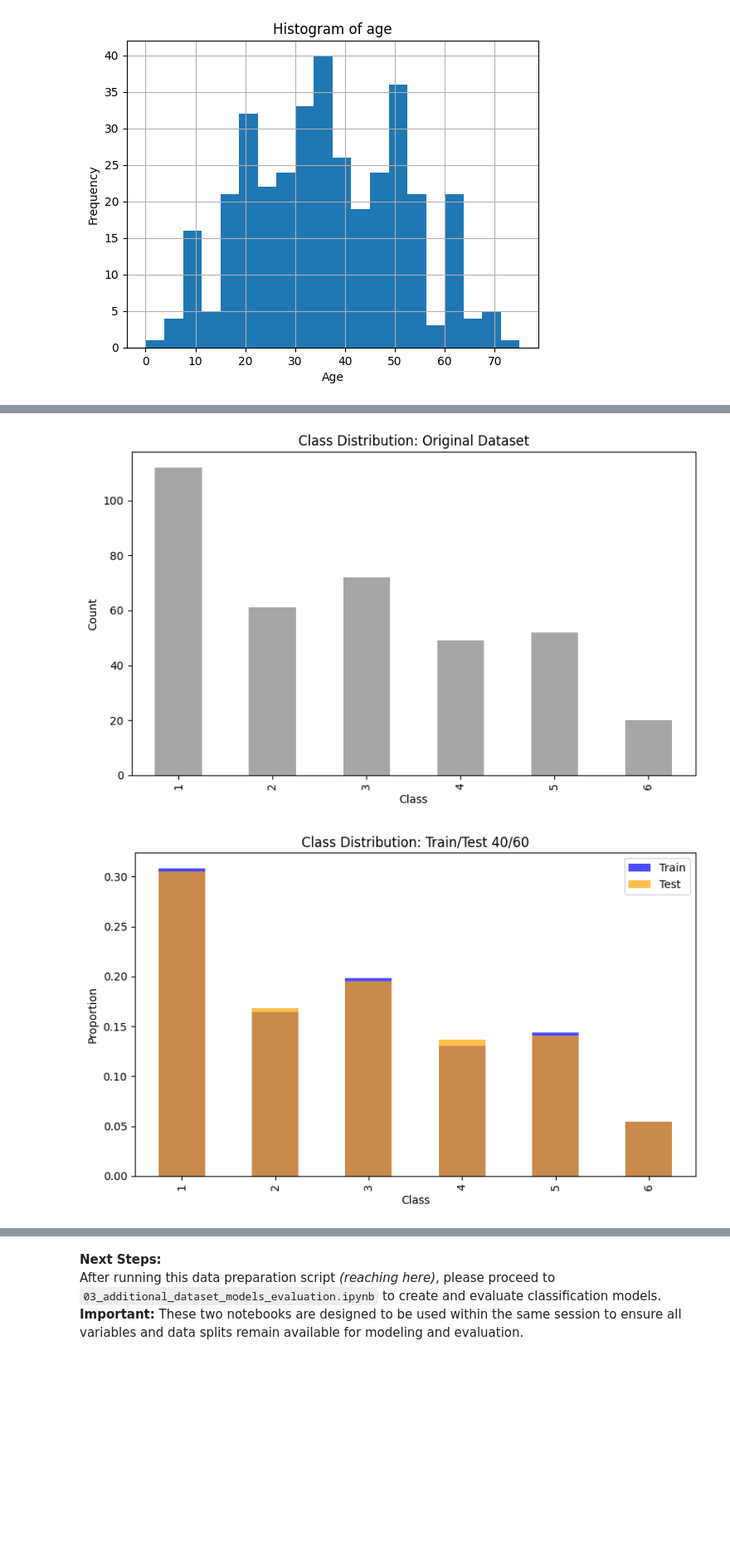
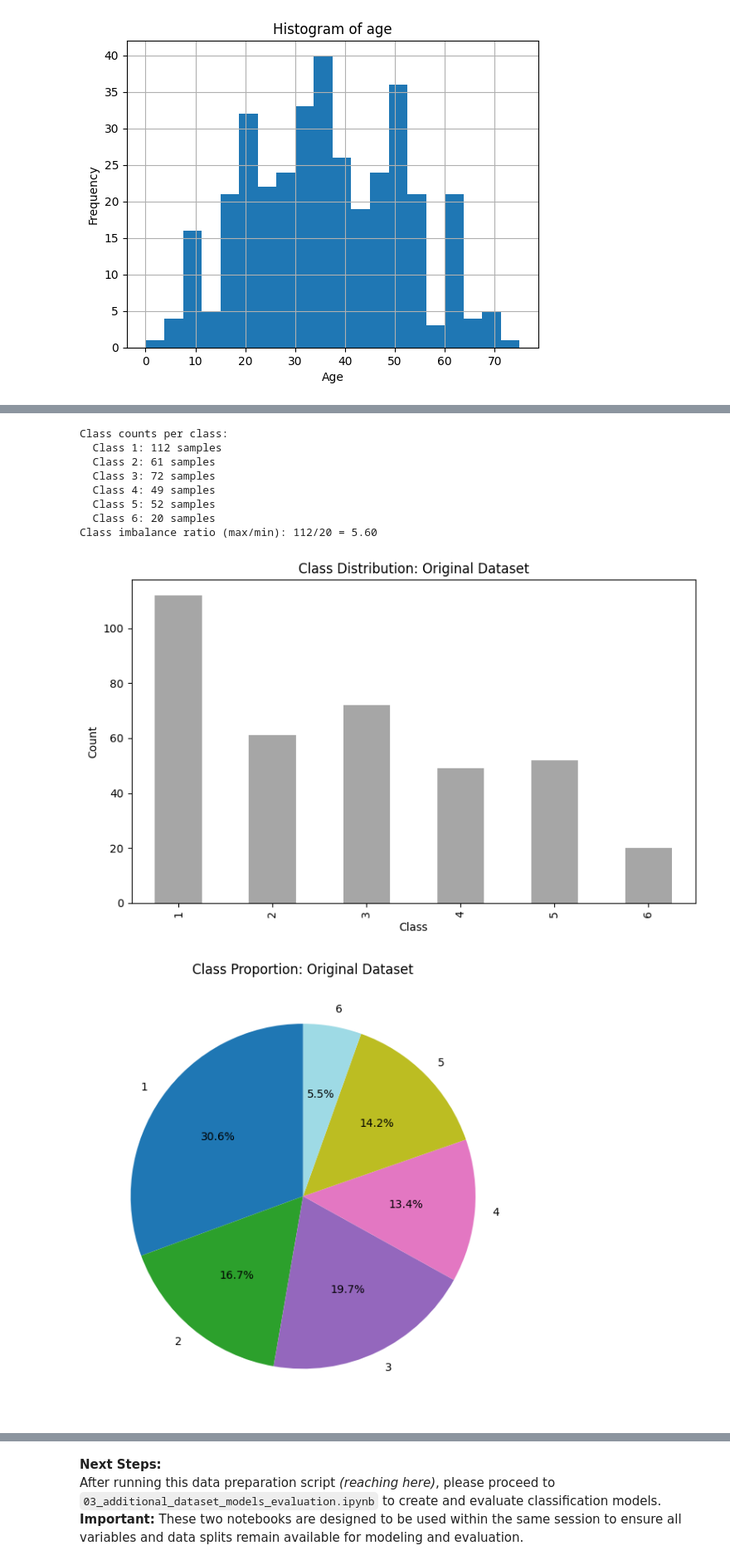
Before and after one commit to eNKay2408/AI-Decision-Tree, a Jupyter notebook: notebooks/additional_dataset/03_additional_dataset_preparation.ipynb, the cells around one changed output, grey strips where cells are left out. Shown at 83% size. Saved outputs shown, nothing was run; the diff lists cells and outputs as text; code cells hidden in the pictures; blank space fills up the shorter version.

Commit message:
resolving issue Summary table Dermatology Dataset

```diff
--- a/notebooks/additional_dataset/03_additional_dataset_preparation.ipynb
+++ b/notebooks/additional_dataset/03_additional_dataset_preparation.ipynb
@@ -92,3 +93,17 @@ plt.ylabel("Frequency")
 plt.show()
 # %% [output]
 [figure]
+# %%
+# CLASS-WISE AGE HISTOGRAM
+
+plt.figure(figsize=(15, 8))
+class_labels = sorted(df['class'].dropna().unique())
+for idx, cls in enumerate(class_labels, 1):
+    plt.subplot(2, 3, idx)
+    plt.hist(df[df['class'] == cls]['age'].dropna(), bins=15, color='skyblue', edgecolor='black')
+    plt.title(f'Class {cls}')
+    plt.xlabel('Age')
+    plt.ylabel('Count')
+plt.tight_layout()
+plt.suptitle('Age Distribution by Class (non-empty values)', fontsize=16, y=1.03)
+plt.show()
@@ -101,11 +120,11 @@ y = df['class']
 
 X_imputed = X.copy()
 
-# Impute 'age' by class-wise median
+# Impute 'age' by class-wise mode (most frequent value)
 for cls in y.unique():
     mask = (y == cls)
-    age_median = X.loc[mask, 'age'].median()
-    X_imputed.loc[mask & X['age'].isna(), 'age'] = age_median
+    age_mode = X.loc[mask, 'age'].mode().iloc[0]  # mode() returns a Series
+    X_imputed.loc[mask & X['age'].isna(), 'age'] = age_mode
 
 # Verify no missing values remain
 print("\nMissing after imputation:")
@@ -189,33 +208,59 @@ Name: proportion, dtype: float64
 # %%
-# 8. VISUALIZE CLASS DISTRIBUTIONS
+# 7. VISUALIZE CLASS DISTRIBUTIONS
 
 splits = [
     ("40/60", label_train_40_60, label_test_40_60),
     ("60/40", label_train_60_40, label_test_60_40),
     ("80/20", label_train_80_20, label_test_80_20),
     ("90/10", label_train_90_10, label_test_90_10),
 ]
 
-# Plot original distribution
+# Print class counts and imbalance ratio before visualization
+print("Class counts per class:")
+for cls, count in y.value_counts().sort_index().items():
+    print(f"  Class {cls}: {count} samples")
+imbalance_numerator = y.value_counts().max()
+imbalance_denominator = y.value_counts().min()
+imbalance_ratio = imbalance_numerator / imbalance_denominator
+print(f"Class imbalance ratio (max/min): {imbalance_numerator}/{imbalance_denominator} = {imbalance_ratio:.2f}")
+
+# Bar plot for class distribution (shows imbalance visually)
 plt.figure(figsize=(8, 5))
 y.value_counts().sort_index().plot(kind='bar', color='gray', alpha=0.7)
 plt.title("Class Distribution: Original Dataset")
 plt.xlabel("Class")
 plt.ylabel("Count")
 plt.tight_layout()
 plt.show()
+
+# Pie chart for class proportions (optional, also shows imbalance)
+plt.figure(figsize=(6, 6))
+y.value_counts().sort_index().plot(kind='pie', autopct='%1.1f%%', startangle=90, colormap='tab20')
+plt.title("Class Proportion: Original Dataset")
+plt.ylabel("")
+plt.tight_layout()
+plt.show()
+
 
 # Plot train/test distributions for each split
 for ratio, y_train, y_test in splits:
     plt.figure(figsize=(8, 5))
     y_train.value_counts(normalize=True).sort_index().plot(kind='bar', alpha=0.7, label='Train', color='blue')
     y_test.value_counts(normalize=True).sort_index().plot(kind='bar', alpha=0.7, label='Test', color='orange')
     plt.title(f"Class Distribution: Train/Test {ratio}")
     plt.xlabel("Class")
     plt.ylabel("Proportion")
     plt.legend()
     plt.tight_layout()
     plt.show()
 # %% [output]
+Class counts per class:
+  Class 1: 112 samples
+  Class 2: 61 samples
+  Class 3: 72 samples
+  Class 4: 49 samples
+  Class 5: 52 samples
+  Class 6: 20 samples
+Class imbalance ratio (max/min): 112/20 = 5.60
 [figure]
-[figure, old version]
+[figure, new version]
```
Also changed, not shown: parts of 6 cells of this notebook, 2 other files.
